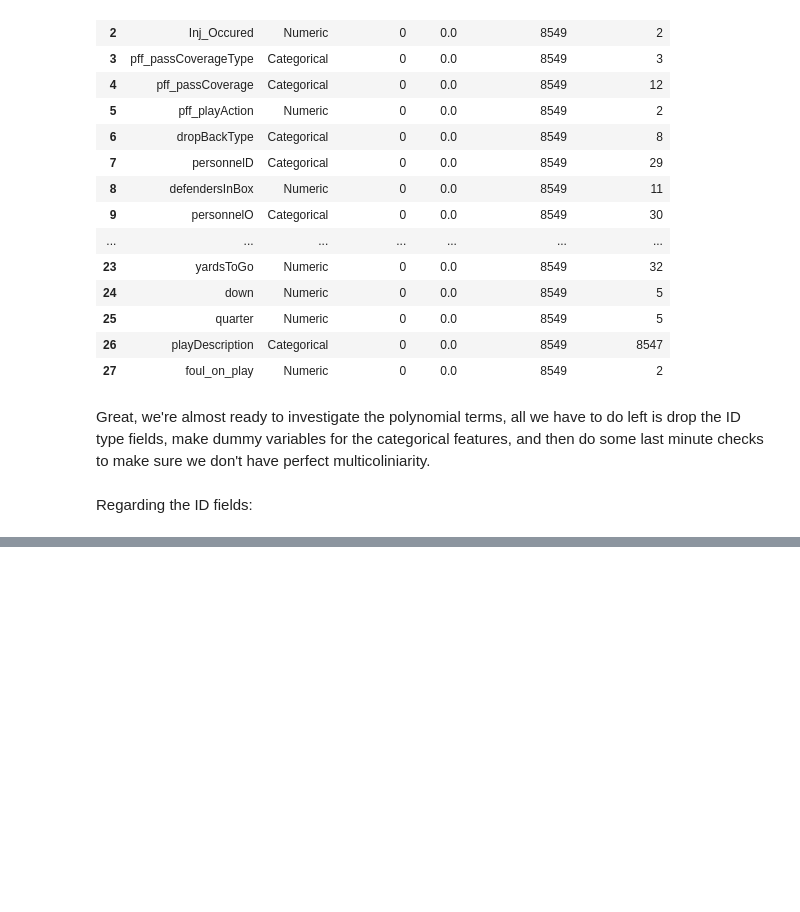
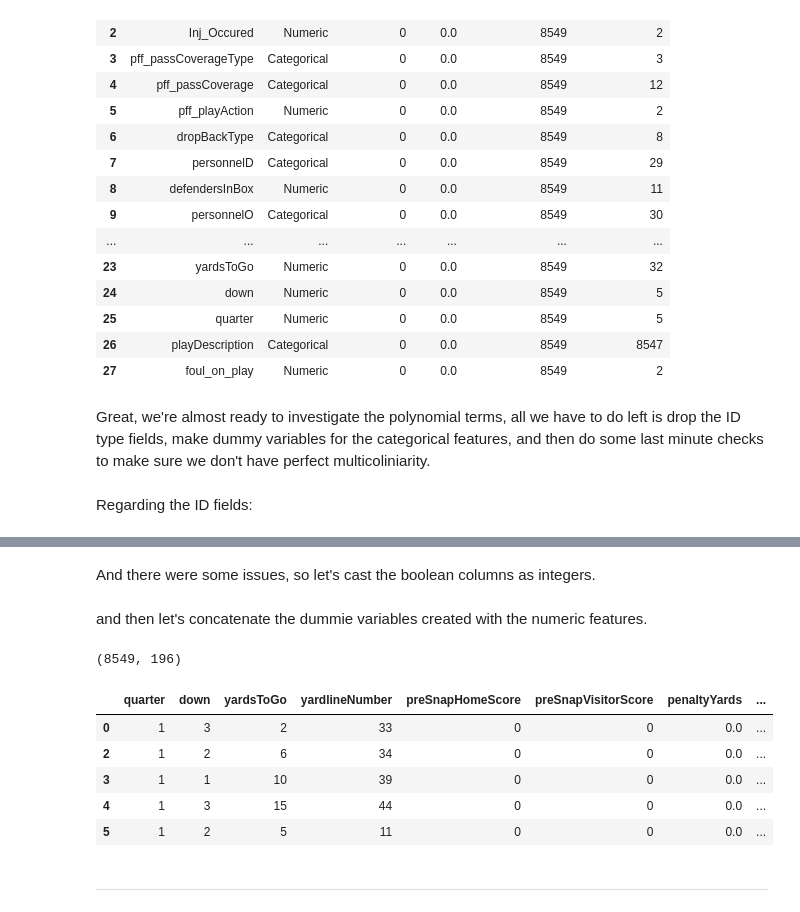
Before and after one commit to LeeMcFarling/AFL_Project, a Jupyter notebook: Modeling/Weekly Assignments/Week_1.ipynb, the cells around one changed output, grey strips where cells are left out. Cells and saved outputs as stored; diff of their text form; code cells hidden in the pictures; blank space fills up the shorter version.

```diff
--- a/Modeling/Weekly Assignments/Week_1.ipynb
+++ b/Modeling/Weekly Assignments/Week_1.ipynb
@@ -351,0 +428,6 @@ And now let's handly the dummy variables:
+# %%
+BDB_Dummies = pd.get_dummies(BDB_All_Plays_Clean_Categorical, drop_first=True)
+
+print(BDB_Dummies.shape)
+
+BDB_Dummies.head(1)
@@ -351,0 +438,23 @@ And now let's handly the dummy variables:
+# %% [markdown]
+And there were some issues, so let's cast the boolean columns as integers.
+# %%
+bool_cols = BDB_Dummies.select_dtypes(include='bool').columns
+BDB_Dummies[bool_cols] = BDB_Dummies[bool_cols].astype(int)
+# %% [markdown]
+and then let's concatenate the dummie variables created with the numeric features.
+# %%
+BDB_All_Plays_Clean_Numeric = numerify(BDB_All_Plays_Clean)
+BDB_All_Plays_Model_Ready = pd.concat([BDB_All_Plays_Clean_Numeric, BDB_Dummies], axis=1)
+
+print(BDB_All_Plays_Model_Ready.shape)
+BDB_All_Plays_Model_Ready.head(5)
+# %% [output]
+(8549, 196)
+|  | quarter | down | yardsToGo | yardlineNumber | preSnapHomeScore | preSnapVisitorScore | penaltyYards | ... |
+| 0 | 1 | 3 | 2 | 33 | 0 | 0 | 0.0 | ... |
+| 2 | 1 | 2 | 6 | 34 | 0 | 0 | 0.0 | ... |
+| 3 | 1 | 1 | 10 | 39 | 0 | 0 | 0.0 | ... |
+| 4 | 1 | 3 | 15 | 44 | 0 | 0 | 0.0 | ... |
+| 5 | 1 | 2 | 5 | 11 | 0 | 0 | 0.0 | ... |
+# %% [markdown]
+___
```
Also changed, not shown: parts of 28 cells of this notebook.
